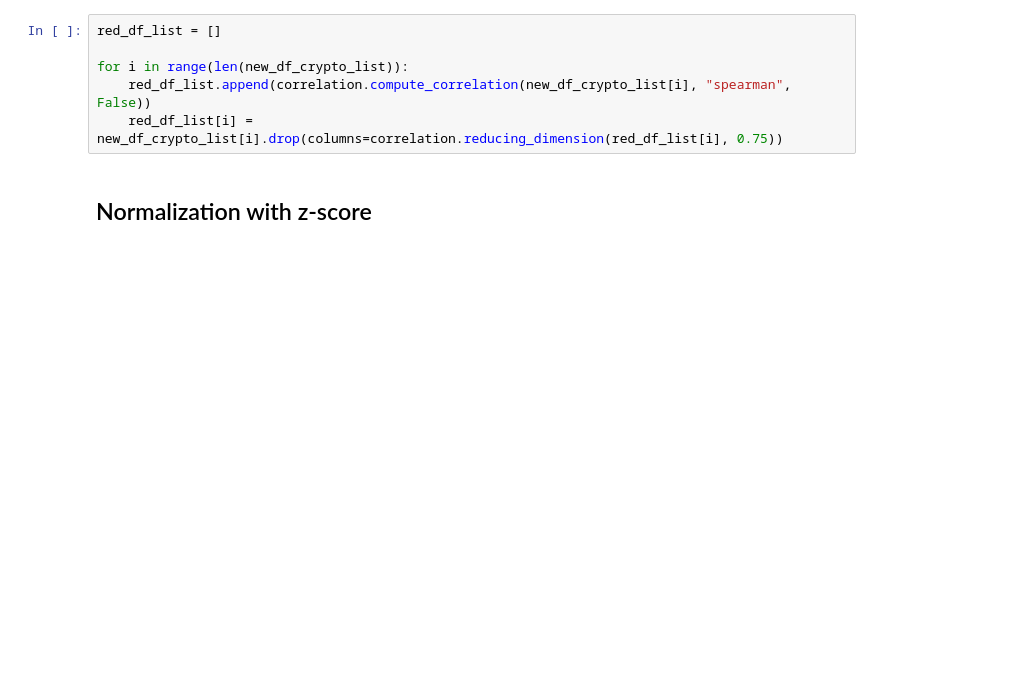
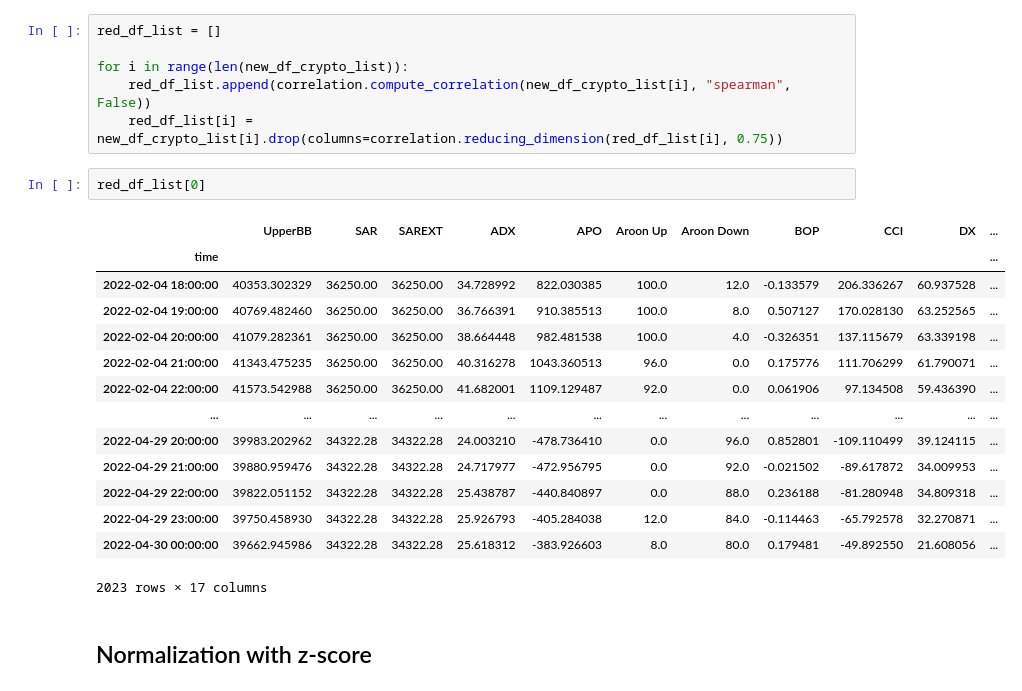
Before and after one commit to oxygeniswonderful/Market_Prediction_Using_News_and_Indicators, a Jupyter notebook: Preprocess_Data.ipynb, the cells around one changed output. Saved outputs shown, nothing was run; the diff lists cells and outputs as text; blank space fills up the shorter version.

```diff
--- a/Preprocess_Data.ipynb
+++ b/Preprocess_Data.ipynb
@@ -143,6 +143,23 @@ red_df_list = []
 for i in range(len(new_df_crypto_list)):
     red_df_list.append(correlation.compute_correlation(new_df_crypto_list[i], "spearman", False))
     red_df_list[i] = new_df_crypto_list[i].drop(columns=correlation.reducing_dimension(red_df_list[i], 0.75))
+# %%
+red_df_list[0]
+# %% [output]
+|  | UpperBB | SAR | SAREXT | ADX | APO | Aroon Up | Aroon Down | BOP | CCI | DX | ... |
+| time |  |  |  |  |  |  |  |  |  |  | ... |
+| 2022-02-04 18:00:00 | 40353.302329 | 36250.00 | 36250.00 | 34.728992 | 822.030385 | 100.0 | 12.0 | -0.133579 | 206.336267 | 60.937528 | ... |
+| 2022-02-04 19:00:00 | 40769.482460 | 36250.00 | 36250.00 | 36.766391 | 910.385513 | 100.0 | 8.0 | 0.507127 | 170.028130 | 63.252565 | ... |
+| 2022-02-04 20:00:00 | 41079.282361 | 36250.00 | 36250.00 | 38.664448 | 982.481538 | 100.0 | 4.0 | -0.326351 | 137.115679 | 63.339198 | ... |
+| 2022-02-04 21:00:00 | 41343.475235 | 36250.00 | 36250.00 | 40.316278 | 1043.360513 | 96.0 | 0.0 | 0.175776 | 111.706299 | 61.790071 | ... |
+| 2022-02-04 22:00:00 | 41573.542988 | 36250.00 | 36250.00 | 41.682001 | 1109.129487 | 92.0 | 0.0 | 0.061906 | 97.134508 | 59.436390 | ... |
+| ... | ... | ... | ... | ... | ... | ... | ... | ... | ... | ... | ... |
+| 2022-04-29 20:00:00 | 39983.202962 | 34322.28 | 34322.28 | 24.003210 | -478.736410 | 0.0 | 96.0 | 0.852801 | -109.110499 | 39.124115 | ... |
+| 2022-04-29 21:00:00 | 39880.959476 | 34322.28 | 34322.28 | 24.717977 | -472.956795 | 0.0 | 92.0 | -0.021502 | -89.617872 | 34.009953 | ... |
+| 2022-04-29 22:00:00 | 39822.051152 | 34322.28 | 34322.28 | 25.438787 | -440.840897 | 0.0 | 88.0 | 0.236188 | -81.280948 | 34.809318 | ... |
+| 2022-04-29 23:00:00 | 39750.458930 | 34322.28 | 34322.28 | 25.926793 | -405.284038 | 12.0 | 84.0 | -0.114463 | -65.792578 | 32.270871 | ... |
+| 2022-04-30 00:00:00 | 39662.945986 | 34322.28 | 34322.28 | 25.618312 | -383.926603 | 8.0 | 80.0 | 0.179481 | -49.892550 | 21.608056 | ... |
+2023 rows × 17 columns
 # %% [markdown]
 ## Normalization with z-score
 # %%
```
Also changed, not shown: parts of 1 cell of this notebook, 2 other files.
